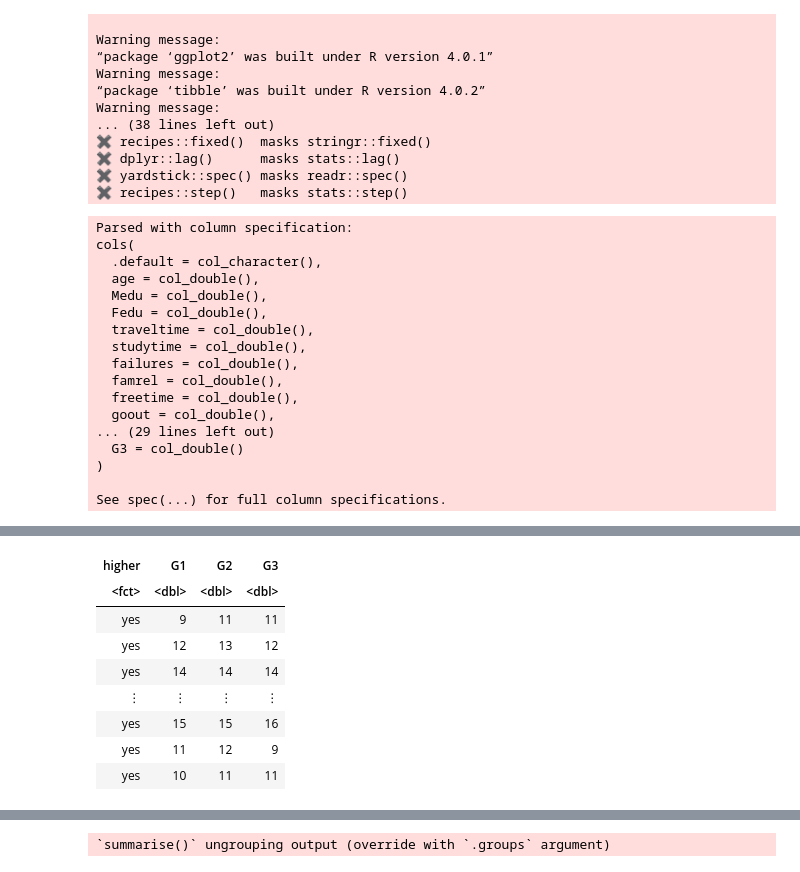
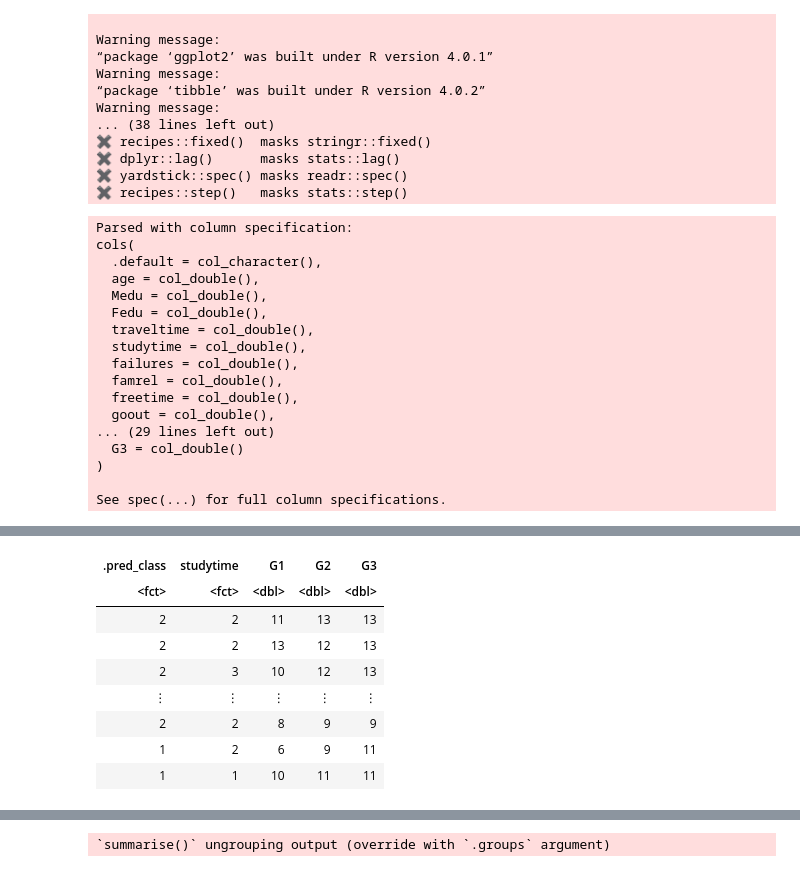
Before and after one commit to michelleykim/student_performance_analysis, a Jupyter notebook: report.ipynb, the cells around one changed output, grey strips where cells are left out. Cells and saved outputs as stored; diff of their text form; code cells hidden in the pictures.

Commit message:
KNN classification code
KNN classification code portion finished for port dataset

```diff
--- a/report.ipynb
+++ b/report.ipynb
@@ -39,29 +39,84 @@ Warning message:
 ✖ yardstick::spec() masks readr::spec()
 ✖ recipes::step()   masks stats::step()
 # %%
+set.seed(2000);
+
 #Read data set from the web into R
 student_port <- read_delim("https://raw.githubusercontent.com/michelleykim/student_performance_analysis/main/data/student-por.csv", delim = ";")
 student_mat <- read_delim("https://raw.githubusercontent.com/michelleykim/student_performance_analysis/main/data/student-mat.csv", delim = ";")
 
 # Clean and wrangle data into tidy format
 port_select <- student_port %>%
-                select("higher", "G1", "G2", "G3") %>%
-                mutate(higher = as_factor(higher))
+                select("studytime", "G1", "G2", "G3") %>%
+                mutate(studytime = as_factor(studytime))
 mat_select <- student_mat %>%
-                select("higher", "G1", "G2", "G3") %>%
-                mutate(higher = as_factor(higher))
+                select("studytime", "G1", "G2", "G3") %>%
+                mutate(studytime = as_factor(studytime))
 
 # Obtain training set:
-# We chose strata = 0.75 since the data set is large enough that we will still
+# We chose strata = 0.75 since the data set is small enough that we will still
 # have a reasonable amount of training and testing data with this split.
-port_split <- initial_split(port_select, prop = 0.75, strata = higher)
+port_split <- initial_split(port_select, prop = 0.75, strata = studytime)
 port_train <- training(port_split)
+port_test <- testing(port_split)
 
-mat_split <- initial_split(mat_select, prop = 0.75, strata = higher)
+mat_split <- initial_split(mat_select, prop = 0.75, strata = studytime)
 mat_train <- training(mat_split)
+mat_test <- testing(mat_split)
 
-port_train
-mat_train
+# vfold_cv
+port_vfold <- vfold_cv(port_train, v = 5, strata = studytime)
+
+# recipe
+port_recipe <- recipe(studytime ~., data = port_train) %>%
+        step_scale(all_predictors()) %>%
+        step_center(all_predictors())
+
+# nearest_neighbour
+knn_spec <- nearest_neighbor(weight_func = "rectangular", neighbors = tune()) %>%
+        set_engine("kknn") %>%
+        set_mode("classification")
+
+# workflow & tune_grid
+knn_workflow <- workflow() %>%
+        add_recipe(port_recipe) %>%
+        add_model(knn_spec) %>%
+        tune_grid(resamples = port_vfold, grid = 10) %>%
+        collect_metrics()
+
+# choose k value, graph k = 5
+accuracies <- knn_workflow %>%
+        filter(.metric == "accuracy")
+cross_val_plot <- ggplot(accuracies, aes(x = neighbors, y = mean)) +
+        geom_point() +
+        geom_line() +
+        labs(x = "neighbors", y = "accuracies") +
+        scale_x_continuous(breaks = seq(0, 14, by = 1))
+
+# nearest_neighbour with k, workflow
+port_spec <- nearest_neighbor(weight_func = "rectangular", neighbors = 5) %>%
+        set_engine("kknn") %>%
+        set_mode("classification")
+
+port_fit <- workflow() %>%
+        add_recipe(port_recipe) %>%
+        add_model(port_spec) %>%
+        fit(data = port_train)
+
+# predict
+port_predictions <- predict(port_fit, port_test) %>%
+        bind_cols(port_test)
+
+# maybe do metrics, conf_mat
+port_metrics <- port_predictions %>%
+        metrics(truth = studytime, estimate = .pred_class)
+port_conf_mat <- port_predictions %>%
+        conf_mat(truth = studytime, estimate = .pred_class)
+
+# print
+cross_val_plot
+port_predictions
+port_metrics
 # %% [output]
 Parsed with column specification:
 cols(
@@ -84,9 +139,9 @@ A tibble: 487 × 4
-| higher | G1 | G2 | G3 |
-| <fct> | <dbl> | <dbl> | <dbl> |
-| yes | 9 | 11 | 11 |
-| yes | 12 | 13 | 12 |
-| yes | 14 | 14 | 14 |
-| ⋮ | ⋮ | ⋮ | ⋮ |
-| yes | 15 | 15 | 16 |
-| yes | 11 | 12 | 9 |
-| yes | 10 | 11 | 11 |
+| .pred_class | studytime | G1 | G2 | G3 |
+| <fct> | <fct> | <dbl> | <dbl> | <dbl> |
+| 2 | 2 | 11 | 13 | 13 |
+| 2 | 2 | 13 | 12 | 13 |
+| 2 | 3 | 10 | 12 | 13 |
+| ⋮ | ⋮ | ⋮ | ⋮ | ⋮ |
+| 2 | 2 | 8 | 9 | 9 |
+| 1 | 2 | 6 | 9 | 11 |
+| 1 | 1 | 10 | 11 | 11 |
```
Also changed, not shown: parts of 2 cells of this notebook.
